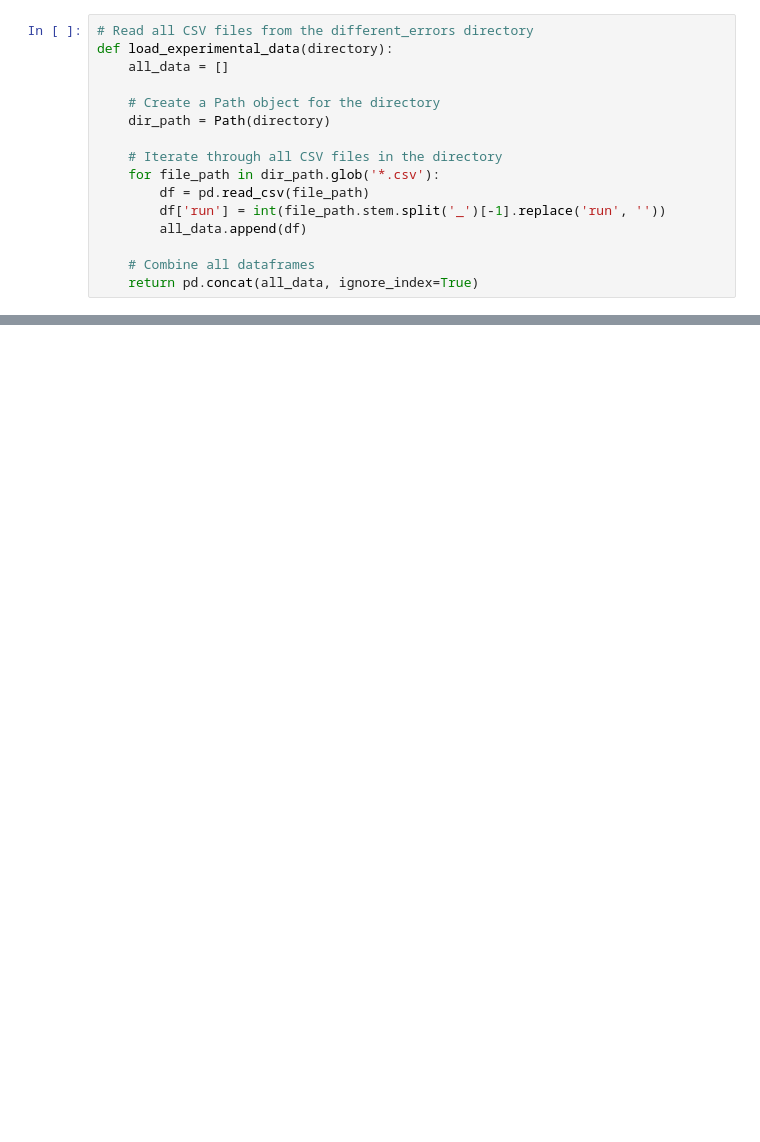
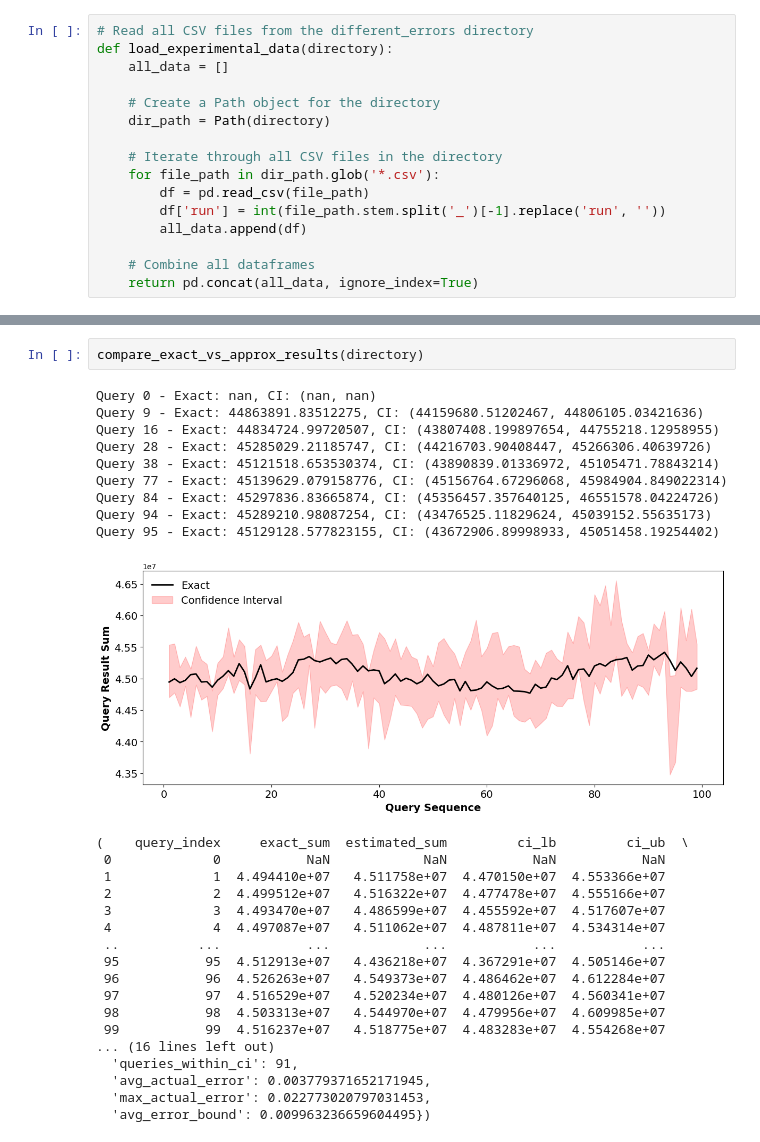
Before and after one commit to VisualFacts/rawvis-index, a Jupyter notebook: experiments/plot_creator.ipynb, the cells around one changed output, grey strips where cells are left out. Cells and saved outputs as stored; diff of their text form; blank space fills up the shorter version.

```diff
--- a/experiments/plot_creator.ipynb
+++ b/experiments/plot_creator.ipynb
@@ -263,0 +420,30 @@ plot_aggregated_error_per_column_bars_only(directory, 'I/Os', include_initializa
+# %%
+compare_exact_vs_approx_results(directory)
+# %% [output]
+Query 0 - Exact: nan, CI: (nan, nan)
+Query 9 - Exact: 44863891.83512275, CI: (44159680.51202467, 44806105.03421636)
+Query 16 - Exact: 44834724.99720507, CI: (43807408.199897654, 44755218.12958955)
+Query 28 - Exact: 45285029.21185747, CI: (44216703.90408447, 45266306.40639726)
+Query 38 - Exact: 45121518.653530374, CI: (43890839.01336972, 45105471.78843214)
+Query 77 - Exact: 45139629.079158776, CI: (45156764.67296068, 45984904.849022314)
+Query 84 - Exact: 45297836.83665874, CI: (45356457.357640125, 46551578.04224726)
+Query 94 - Exact: 45289210.98087254, CI: (43476525.11829624, 45039152.55635173)
+Query 95 - Exact: 45129128.577823155, CI: (43672906.89998933, 45051458.19254402)
+[figure, added]
+(    query_index     exact_sum  estimated_sum         ci_lb         ci_ub  \
+ 0             0           NaN            NaN           NaN           NaN
+ 1             1  4.494410e+07   4.511758e+07  4.470150e+07  4.553366e+07
+ 2             2  4.499512e+07   4.516322e+07  4.477478e+07  4.555166e+07
+ 3             3  4.493470e+07   4.486599e+07  4.455592e+07  4.517607e+07
+ 4             4  4.497087e+07   4.511062e+07  4.487811e+07  4.534314e+07
+ ..          ...           ...            ...           ...           ...
+ 95           95  4.512913e+07   4.436218e+07  4.367291e+07  4.505146e+07
+ 96           96  4.526263e+07   4.549373e+07  4.486462e+07  4.612284e+07
+ 97           97  4.516529e+07   4.520234e+07  4.480126e+07  4.560341e+07
+ 98           98  4.503313e+07   4.544970e+07  4.479956e+07  4.609985e+07
+ 99           99  4.516237e+07   4.518775e+07  4.483283e+07  4.554268e+07
+... (16 lines left out)
+  'queries_within_ci': 91,
+  'avg_actual_error': 0.003779371652171945,
+  'max_actual_error': 0.022773020797031453,
+  'avg_error_bound': 0.009963236659604495})
```
Also changed, not shown: parts of 7 cells of this notebook.
